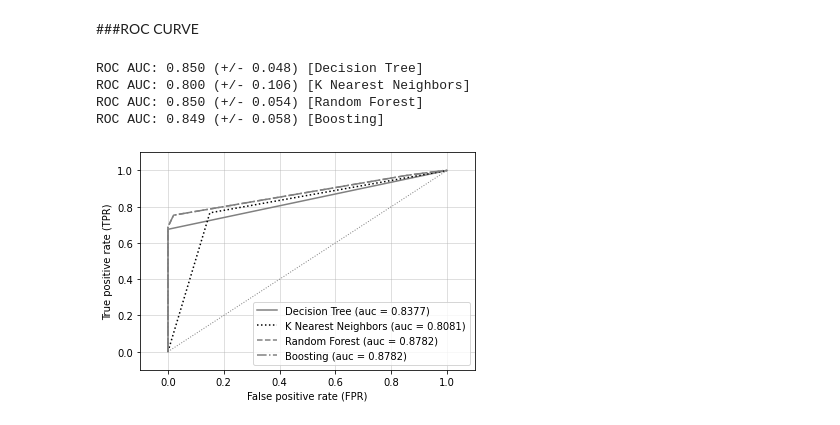
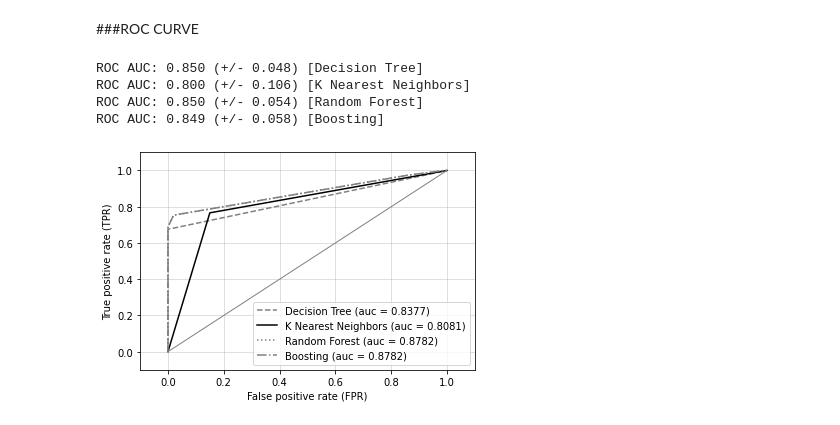
Before and after one commit to karyshev63rus/it_security, a Jupyter notebook: data/kaggle_data/kaggle_it_security.ipynb, the cells around one changed output. Drawn from its saved outputs; the diff is of its cells as text; code cells hidden in the pictures.

```diff
--- a/data/kaggle_data/kaggle_it_security.ipynb
+++ b/data/kaggle_data/kaggle_it_security.ipynb
@@ -252,14 +257,10 @@ GradientBoost train/test accuracies 0.874/0.864
 # %% [markdown]
 ###ROC CURVE
 # %%
-from sklearn.metrics import roc_curve
-from sklearn.metrics import auc
-from sklearn.model_selection import cross_val_score
-
 all_clf = [clf2, pipe3, bag, grad]
 clf_labels = ['Decision Tree', 'K Nearest Neighbors', 'Random Forest', 'Boosting']
 colors = ['gray', 'black', 'grey', 'grey']
-linestyles = ['-', ':', '--', '-.']
+linestyles = ['--', '-', ':', '-.']
 
 for clf, label in zip(all_clf, clf_labels):
     scores = cross_val_score(estimator=clf,
@@ -276,32 +277,32 @@ for clf, label, clr, ls \
 
     # assuming the label of the positive class is 1
     y_pred = clf.fit(X_train,
                      y_train).predict_proba(X_test)[:, 1]
     fpr, tpr, thresholds = roc_curve(y_true=y_test,
                                      y_score=y_pred)
     roc_auc = auc(x=fpr, y=tpr)
     plt.plot(fpr, tpr,
              color=clr,
              linestyle=ls,
              label='%s (auc = %0.4f)' % (label, roc_auc))
 
 plt.legend(loc='lower right')
 plt.plot([0, 1], [0, 1],
-         linestyle=':',
+         linestyle='-',
          color='gray',
          linewidth=1)
 
 plt.xlim([-0.1, 1.1])
 plt.ylim([-0.1, 1.1])
 plt.grid(alpha=0.5)
 plt.xlabel('False positive rate (FPR)')
 plt.ylabel('True positive rate (TPR)')
 
 plt.savefig('./image', dpi=900)
 plt.show()
 # %% [output]
 ROC AUC: 0.850 (+/- 0.048) [Decision Tree]
 ROC AUC: 0.800 (+/- 0.106) [K Nearest Neighbors]
 ROC AUC: 0.850 (+/- 0.054) [Random Forest]
 ROC AUC: 0.849 (+/- 0.058) [Boosting]
-[figure, old version]
+[figure, new version]
```
Also changed, not shown: parts of 5 cells of this notebook, 5 other files.
